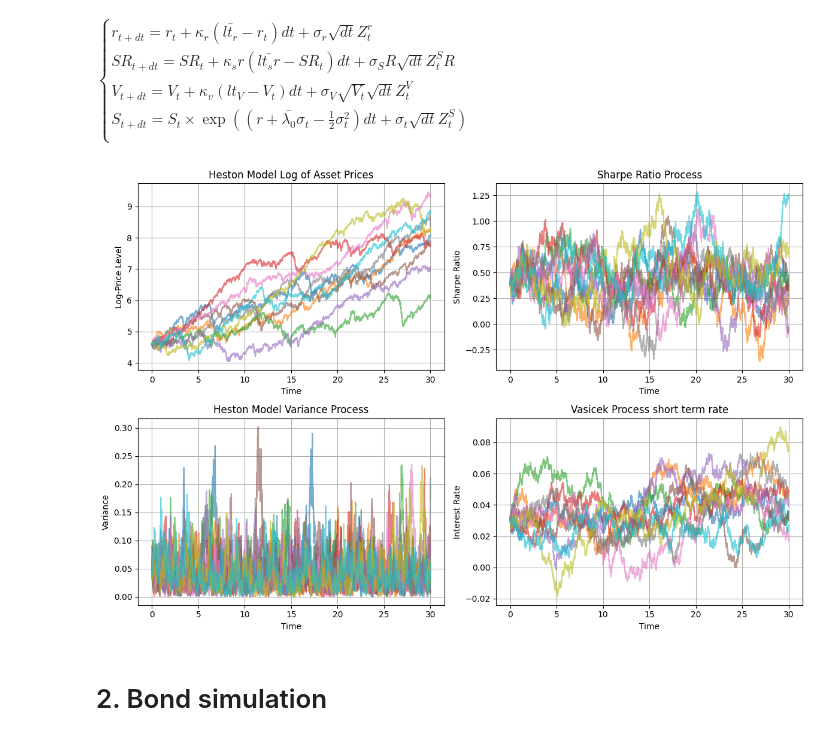
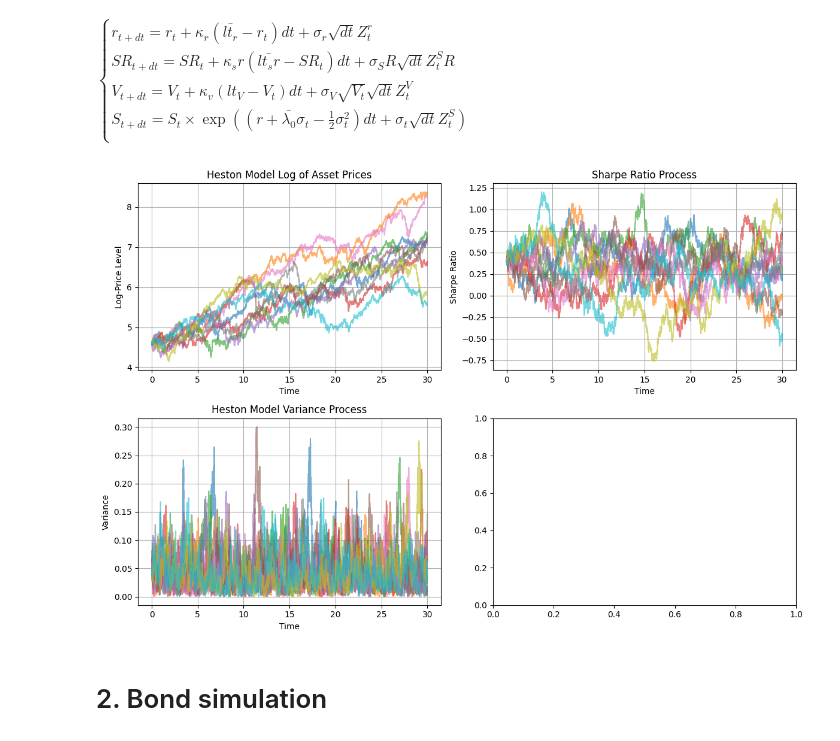
Before and after one commit to aleksandr-mikhailov-edhec/Goal-Based-Investing, a Jupyter notebook: 1.4 Stochastic Market Simulation.ipynb, the cells around one changed output. Drawn from its saved outputs; the diff is of its cells as text; code cells hidden in the pictures.

```diff
--- a/1.4 Stochastic Market Simulation.ipynb
+++ b/1.4 Stochastic Market Simulation.ipynb
@@ -35,9 +35,9 @@ def market_simulation(
     v0=(0.2138)**2, # Initial variance (square of initial volatility)
 
     # Short-rate (Vasicek) model parameters
-    lt_r=0.0306,    # Long-term mean (b in Vasicek) to which r reverts
-    kappa_r=0.13,   # Mean-reversion speed for short rate
-    sigma_r=0.98/100, # Volatility (std dev) of short rate’s diffusion
+    #lt_r=0.0306,    # Long-term mean (b in Vasicek) to which r reverts
+    #kappa_r=0.13,   # Mean-reversion speed for short rate
+    #sigma_r=0.98/100, # Volatility (std dev) of short rate’s diffusion
 
     # Sharpe-ratio (Ornstein–Uhlenbeck type) model parameters
     lt_sr=0.4,     # Long-term mean Sharpe ratio
@@ -53,7 +53,7 @@ def market_simulation(
     # (Z is 4D, representing Brownian increments for: stock, variance, Sharpe ratio, short rate)
     rho_stock_volatility=-0.767, # Corr( dW_stock, dW_vol )
     rho_stock_sr=-0.2,           # Corr( dW_stock, dW_sr   )
-    rho_volatility_sr=0          # Corr( dW_vol,   dW_sr   )
+    rho_volatility_sr=+0.767          # Corr( dW_vol,   dW_sr   )
 ):
     """
     Simulates multiple paths (M scenarios) of four stochastic processes over (N+1) time points:
@@ -192,15 +192,15 @@ def market_simulation(
                  + sigma_sr * np.sqrt(dt) * Z[i-1,:,2])
 
         # -- Update Short Rate (Vasicek) --
-        r[i] = (r[i-1]
-                + kappa_r*(lt_r - r[i-1]) * dt
-                + sigma_r * np.sqrt(dt) * Z[i-1,:,3])
+        #r[i] = (r[i-1]
+        #        + kappa_r*(lt_r - r[i-1]) * dt
+        #        + sigma_r * np.sqrt(dt) * Z[i-1,:,3])
 
     # Optional: Quick diagnostic check
     if np.sum(v < 0) > 0:
         print("Warning! Some variance values became negative (after truncation).")
 
-    return S, v, sr, r
+    return S, v, sr#, r
 # %%
 # Parameters
 S0 = 100.0              # asset price
@@ -215,42 +215,42 @@ seed = 123              # simulation seed
 # sr_p (Sharpe ratio process),
 # r_p (Vasicek interest-rate process)
 
-S_p, v_p, sr_p, r_p = market_simulation(T, N, M,seed,S0)
+S_p, v_p, sr_p = market_simulation(T, N, M,seed,S0)
 time = np.linspace(0, T, N+1)
 # %%
 fig, axes = plt.subplots(2, 2, figsize=(12, 8))
 
 # --- (1) Heston Model log of Asset Prices ---
 axes[0, 0].plot(time, np.log(S_p), alpha=0.6)
 axes[0, 0].set_title("Heston Model Log of Asset Prices")
 axes[0, 0].set_xlabel("Time")
 axes[0, 0].set_ylabel("Log-Price Level")
 axes[0, 0].grid(True)
 
 # --- (2) Heston Model Variance Process ---
 axes[1, 0].plot(time, v_p, alpha=0.6)
 axes[1, 0].set_title("Heston Model Variance Process")
 axes[1, 0].set_xlabel("Time")
 axes[1, 0].set_ylabel("Variance")
 axes[1, 0].grid(True)
 
 # --- (3) Sharpe Ratio Process ---
 axes[0, 1].plot(time, sr_p, alpha=0.6)
 axes[0, 1].set_title("Sharpe Ratio Process")
 axes[0, 1].set_xlabel("Time")
 axes[0, 1].set_ylabel("Sharpe Ratio")
 axes[0, 1].grid(True)
 
 # --- (4) Vasicek Process (Interest Rate) ---
-axes[1, 1].plot(time, r_p, alpha=0.6)
-axes[1, 1].set_title("Vasicek Process short term rate")
-axes[1, 1].set_xlabel("Time")
-axes[1, 1].set_ylabel("Interest Rate")
-axes[1, 1].grid(True)
+#axes[1, 1].plot(time, r_p, alpha=0.6)
+#axes[1, 1].set_title("Vasicek Process short term rate")
+#axes[1, 1].set_xlabel("Time")
+#axes[1, 1].set_ylabel("Interest Rate")
+#axes[1, 1].grid(True)
 
 plt.tight_layout()
 # %% [output]
-[figure, old version]
+[figure, new version]
 # %% [markdown]
 # 2. Bond simulation
 # %%
```
Also changed, not shown: parts of 2 cells of this notebook, 2 other files.
